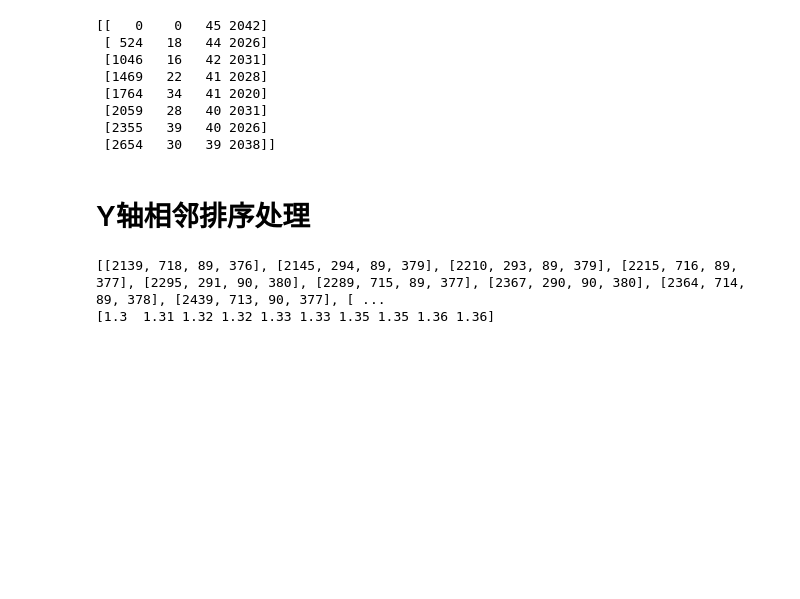
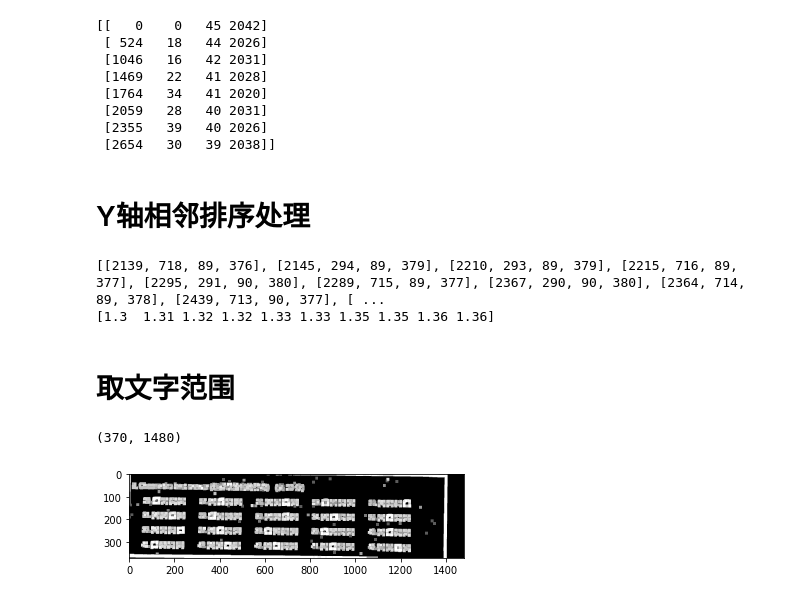
Before and after one commit to hecongziyu/myproject, a Jupyter notebook: imagehandle/试卷处理.ipynb, the cells around one changed output. Drawn from its saved outputs; the diff is of its cells as text; code cells hidden in the pictures; blank space fills up the shorter version.

```diff
--- a/imagehandle/试卷处理.ipynb
+++ b/imagehandle/试卷处理.ipynb
@@ -9,7 +9,7 @@ import time
 import cv2
 import math
 from PIL import Image
-plt.rcParams['figure.figsize'] = 15, 10
+# plt.rcParams['figure.figsize'] = 15, 10
 # %% [markdown]
 # 处理填空题
 # %%
@@ -331,3 +331,33 @@ print(ayidx)
 # %% [output]
 [[2139, 718, 89, 376], [2145, 294, 89, 379], [2210, 293, 89, 379], [2215, 716, 89, 377], [2295, 291, 90, 380], [2289, 715, 89, 377], [2367, 290, 90, 380], [2364, 714, 89, 378], [2439, 713, 90, 377], [ ...
 [1.3  1.31 1.32 1.32 1.33 1.33 1.35 1.35 1.36 1.36]
+# %% [markdown]
+# 取文字范围
+# %%
+img = cv2.imread('d:\\iphone8p_r.jpg')
+img = cv2.cvtColor(img,cv2.COLOR_BGR2GRAY)
+img = cv2.GaussianBlur(img,(5,5),0)
+# ret,img = cv2.threshold(img,0,255,cv2.THRESH_BINARY_INV + cv2.THRESH_OTSU)
+img = cv2.adaptiveThreshold(img,255,cv2.ADAPTIVE_THRESH_GAUSSIAN_C, cv2.THRESH_BINARY_INV,11,2)
+# img = cv2.blur(img,tuple((5,5)))
+# plt.imshow(img,'gray')
+# plt.show()
+
+# 去燥点
+element = cv2.getStructuringElement(cv2.MORPH_RECT, (3, 3))
+img = cv2.erode(img, element)
+img = cv2.dilate(img, element)
+# plt.imshow(img,'gray')
+# plt.show()
+
+print(img.shape)
+img = cv2.blur(img, tuple((5, 5)))
+element = cv2.getStructuringElement(cv2.MORPH_RECT, tuple((5, 5)), (-1, -1))
+img = cv2.dilate(img, element, iterations=2)
+plt.imshow(img,'gray')
+plt.show()
+
+nimg, contours, hierarchy = cv2.findContours(img, cv2.RETR_TREE, cv2.CHAIN_APPROX_SIMPLE)
+# %% [output]
+(370, 1480)
+[figure, added]
```
Also changed, not shown: parts of 3 cells of this notebook.
